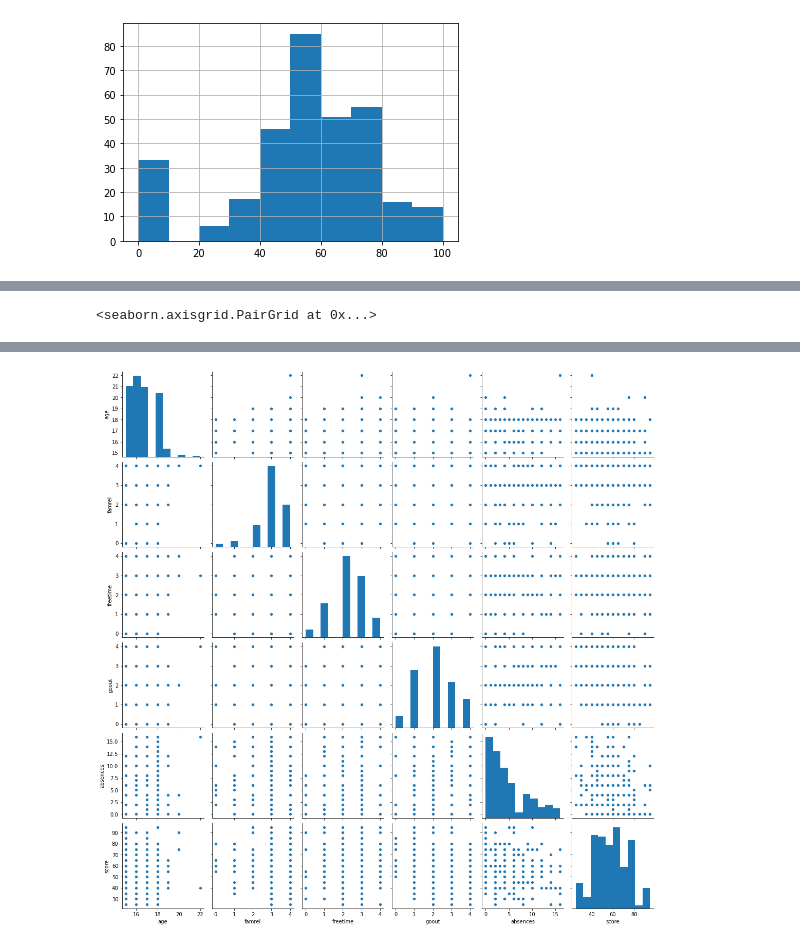
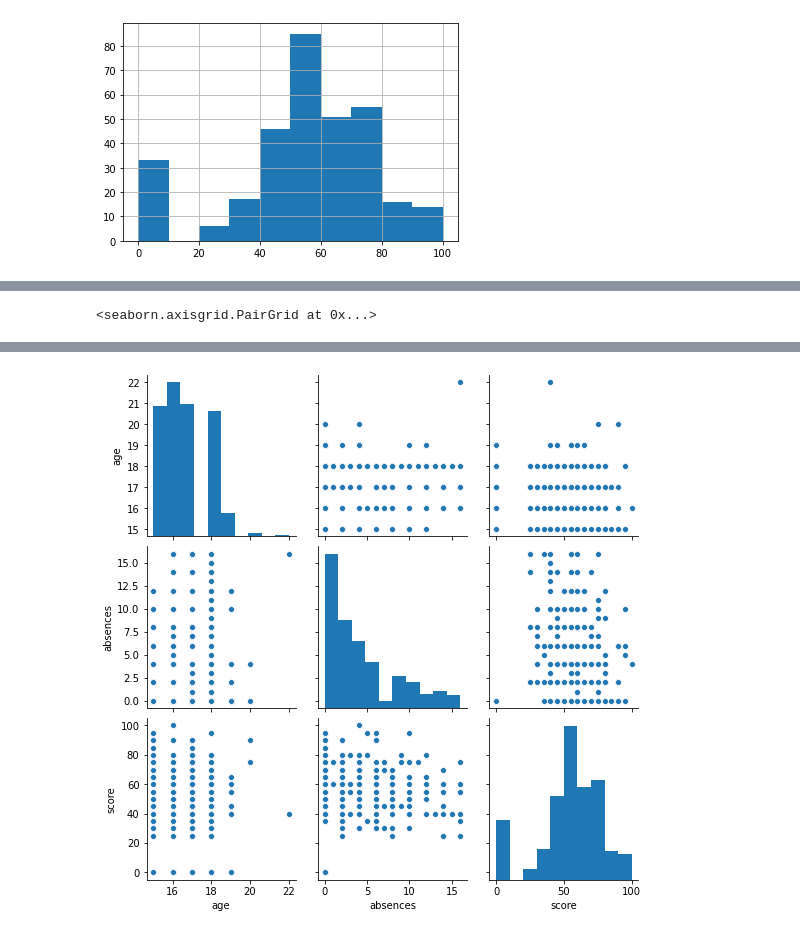
Before and after one commit to BlackGarri/GRepository, a Jupyter notebook: module_2/stud_math.ipynb, the cells around one changed output, grey strips where cells are left out. Cells and saved outputs as stored; diff of their text form; code cells hidden in the pictures.

```diff
--- a/module_2/stud_math.ipynb
+++ b/module_2/stud_math.ipynb
@@ -186,11 +212,3 @@ sdf.internet = sdf.internet.apply(
     lambda x: x if x in ['yes', 'no'] else np.nan)
 sdf.romantic = sdf.romantic.apply(
     lambda x: x if x in ['yes', 'no'] else np.nan)
-# %%
-# Тест и анализ характеристик признаков на графиках
-
-for col in sdf.columns:
-    plt.figure()
-    sdf[col].hist()
-    plt.title(col)
-    plt.show()
@@ -226,9 +230,9 @@ sns.heatmap(sdf[['studytime', 'studytime, granular']].corr(),
 sdf[['studytime', 'studytime, granular']].corr()
 sdf.drop(['studytime, granular'], inplace=True, axis=1)
 # %%
-# Иcключение столбцов значения которых предположительно не окажут влияния на оценку влияния на результат
+# Иcключение признака 'higher', значение которого не окажет влияния на оценку
 
-sdf.drop(['Pstatus', 'higher'], inplace=True, axis=1)
+sdf.drop(['higher'], inplace=True, axis=1)
 # %%
 # преобразование данных 'время в пути' в бинарное значение: 1 < 15 минут, 2 < свыше
 
@@ -268,7 +272,7 @@ for col in sdf.columns:
         if sdf[col].dtype == 'object':
             val = sdf[col].value_counts().idxmax()
         else:
-            val = round(sdf[col].mode().iloc[0], 0)
+            val = sdf[col].mode().iloc[0]
 
         if sdf[col].isna().sum() != 0:
             if sdf[col].isna().sum() < len(sdf[col]) * 0.03:
@@ -319,7 +326,8 @@ max      100.00
 Name: score, dtype: float64
 [figure]
 # %%
-# исключение выбросов из score
+# анализ последствий исключений выбросов из score
 
-_, IQR, _low, _high, _, _ = get_data(sdf.score)
-sdf = sdf.loc[sdf.score.between(_low, _high)]
+sc_sdf = sdf
+_, IQR, _low, _high, _, _ = get_data(sc_sdf.score)
+sc_sdf = sc_sdf.loc[sc_sdf.score.between(_low, _high)]
@@ -372,6 +384,6 @@ _val.sort_values(by='score')
 
 sns.distplot(_val)
 sns.jointplot(x='score', y='count', data=_val)
-sns.pairplot(sdf[['age', 'famrel', 'freetime', 'goout', 'absences', 'score']])
+sns.pairplot(sdf[['age', 'absences', 'score']])
 # %% [output]
 <seaborn.axisgrid.PairGrid at 0x...>
@@ -380,4 +392,4 @@ sns.pairplot(sdf[['age', 'famrel', 'freetime', 'goout', 'absences', 'score']])
-[figure, old version]
+[figure, new version]
 # %%
 # Функция построения boxplot по признакам
 
```
Also changed, not shown: parts of 12 cells of this notebook.
